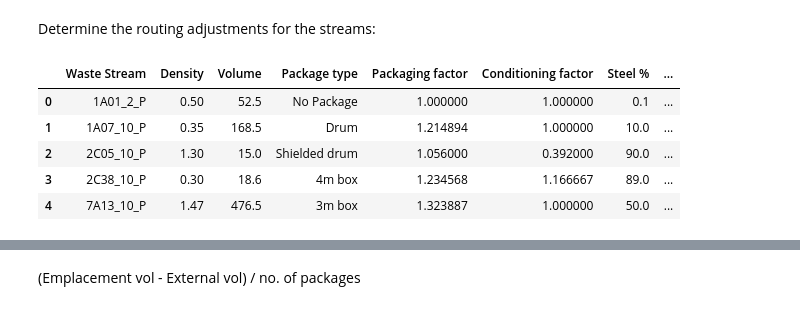
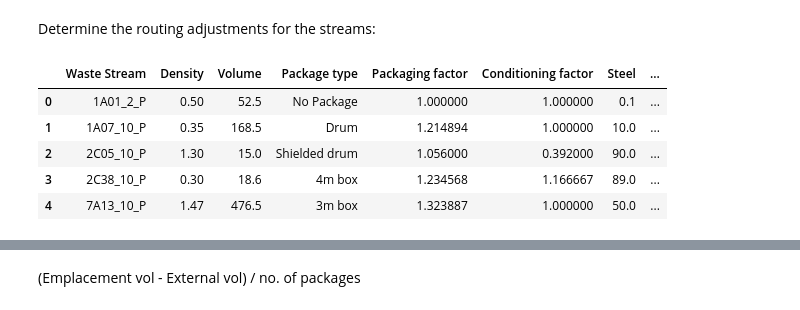
Before and after one commit to HollyHotspur/waste-inventory-tool, a Jupyter notebook: notebook.ipynb, the cells around one changed output, grey strips where cells are left out. Saved outputs shown, nothing was run; the diff lists cells and outputs as text; code cells hidden in the pictures.

```diff
--- a/notebook.ipynb
+++ b/notebook.ipynb
@@ -63,15 +110,13 @@ data
 # %% [markdown]
 Determine the routing adjustments for the streams:
 # %%
-start = time.time()
-
 route_adjusted_data = data.copy(deep=True) # make a copy so we can preserve output at each step
 
 route_adjustment_values = get_route_factor_adjustments(streams=data, route_factors=routing_factors, radionucleide_cols=radionucleide_cols)
 route_adjusted_data[route_adjustment_values.columns] = route_adjustment_values
 route_adjusted_data
 # %% [output]
-|  | Waste Stream | Density | Volume | Package type | Packaging factor | Conditioning factor | Steel % | ... |
+|  | Waste Stream | Density | Volume | Package type | Packaging factor | Conditioning factor | Steel | ... |
 | 0 | 1A01_2_P | 0.50 | 52.5 | No Package | 1.000000 | 1.000000 | 0.1 | ... |
 | 1 | 1A07_10_P | 0.35 | 168.5 | Drum | 1.214894 | 1.000000 | 10.0 | ... |
 | 2 | 2C05_10_P | 1.30 | 15.0 | Shielded drum | 1.056000 | 0.392000 | 90.0 | ... |
```
Also changed, not shown: parts of 10 cells of this notebook, 5 other files.
